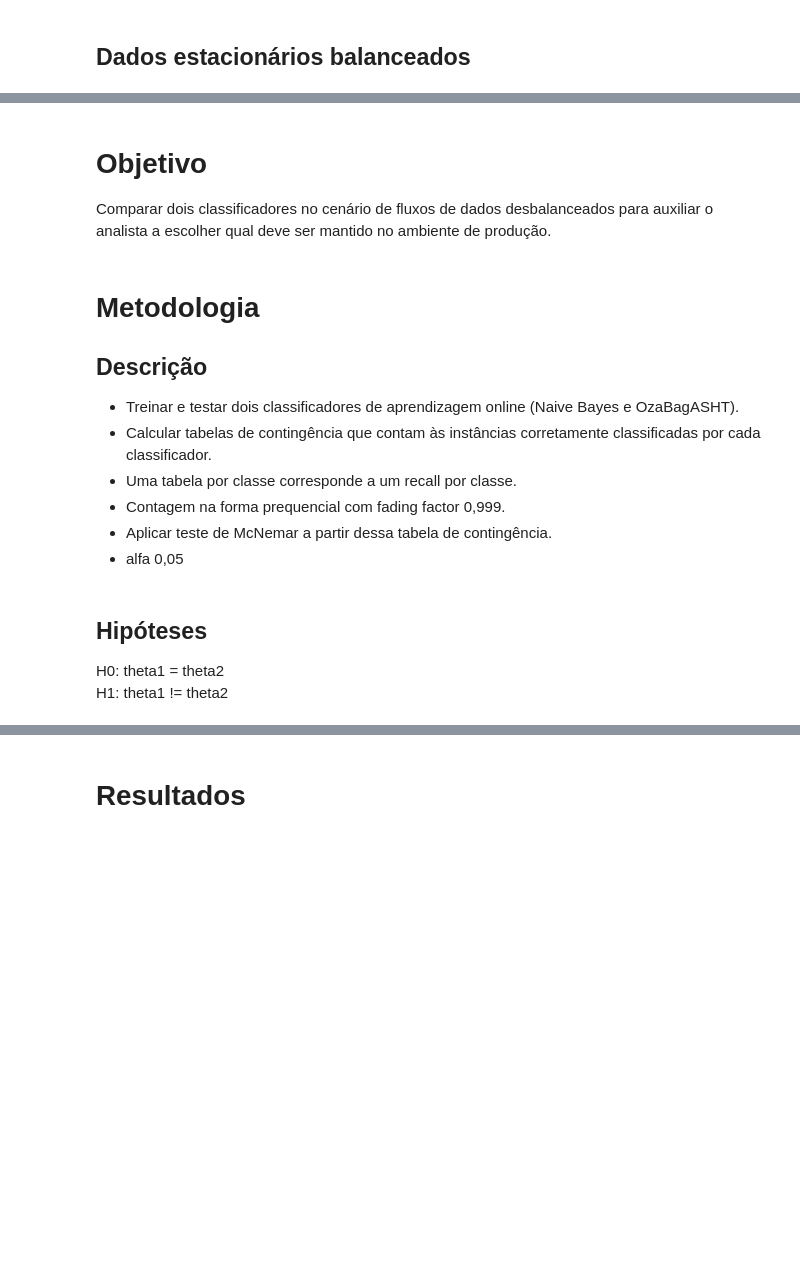
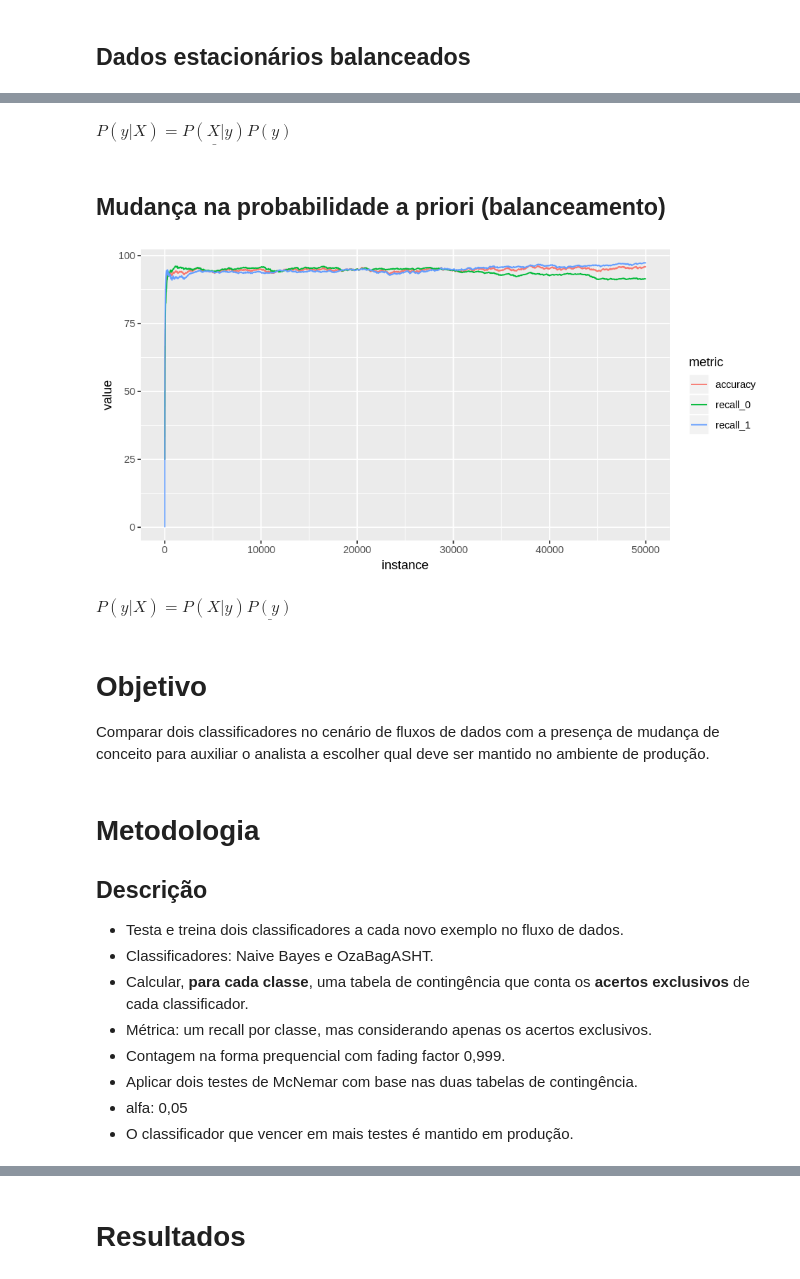
Before and after one commit to dinaldoap/moa, a Jupyter notebook: notebook/drift.ipynb, the cells around one changed output, grey strips where cells are left out. Drawn from its saved outputs; the diff is of its cells as text; code cells hidden in the pictures; blank space fills up the shorter version.

```diff
--- a/notebook/drift.ipynb
+++ b/notebook/drift.ipynb
@@ -61,17 +36,24 @@ ggplot(data = metrics, mapping = aes(x = instance, y = value, color = metric)) +
+# %% [markdown]
+$P(y|X) = \underline{P(X|y)}P(y)$
+# %% [markdown]
+## Mudança na probabilidade a priori (balanceamento)
+# %%
+plot_metrics_evolution("../data/evaluation/naive_bayes/a_priori_drift.csv")
+# %% [output]
+[figure, added]
+# %% [markdown]
+$P(y|X) = P(X|y)\underline{P(y)}$
 # %% [markdown]
 # Objetivo
-Comparar dois classificadores no cenário de fluxos de dados desbalanceados para auxiliar o analista a escolher qual deve ser mantido no ambiente de produção.
+Comparar dois classificadores no cenário de fluxos de dados com a presença de mudança de conceito para auxiliar o analista a escolher qual deve ser mantido no ambiente de produção.
 # %% [markdown]
 # Metodologia
 ## Descrição
-* Treinar e testar dois classificadores de aprendizagem online (Naive Bayes e OzaBagASHT).
-* Calcular tabelas de contingência que contam às instâncias corretamente classificadas por cada classificador.
- * Uma tabela por classe corresponde a um recall por classe.
+* Testa e treina dois classificadores a cada novo exemplo no fluxo de dados.
+ * Classificadores: Naive Bayes e OzaBagASHT.
+* Calcular, **para cada classe**, uma tabela de contingência que conta os **acertos exclusivos** de cada classificador.
+ * Métrica: um recall por classe, mas considerando apenas os acertos exclusivos.
  * Contagem na forma prequencial com fading factor 0,999.
-* Aplicar teste de McNemar a partir dessa tabela de contingência.
- * alfa 0,05
+* Aplicar dois testes de McNemar com base nas duas tabelas de contingência.
+ * alfa: 0,05
+* O classificador que vencer em mais testes é mantido em produção.
-# %% [markdown]
-## Hipóteses
-H0: theta1 = theta2
-<br/>
-H1: theta1 != theta2
```
Also changed, not shown: parts of 13 cells of this notebook.
